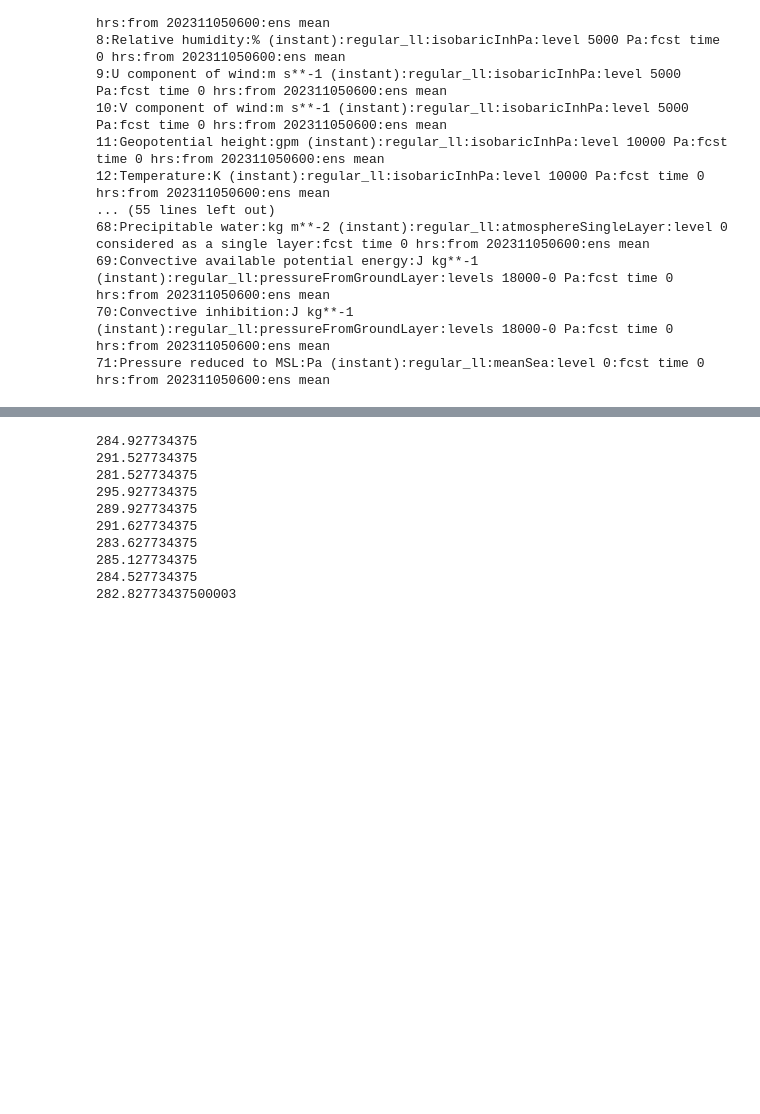
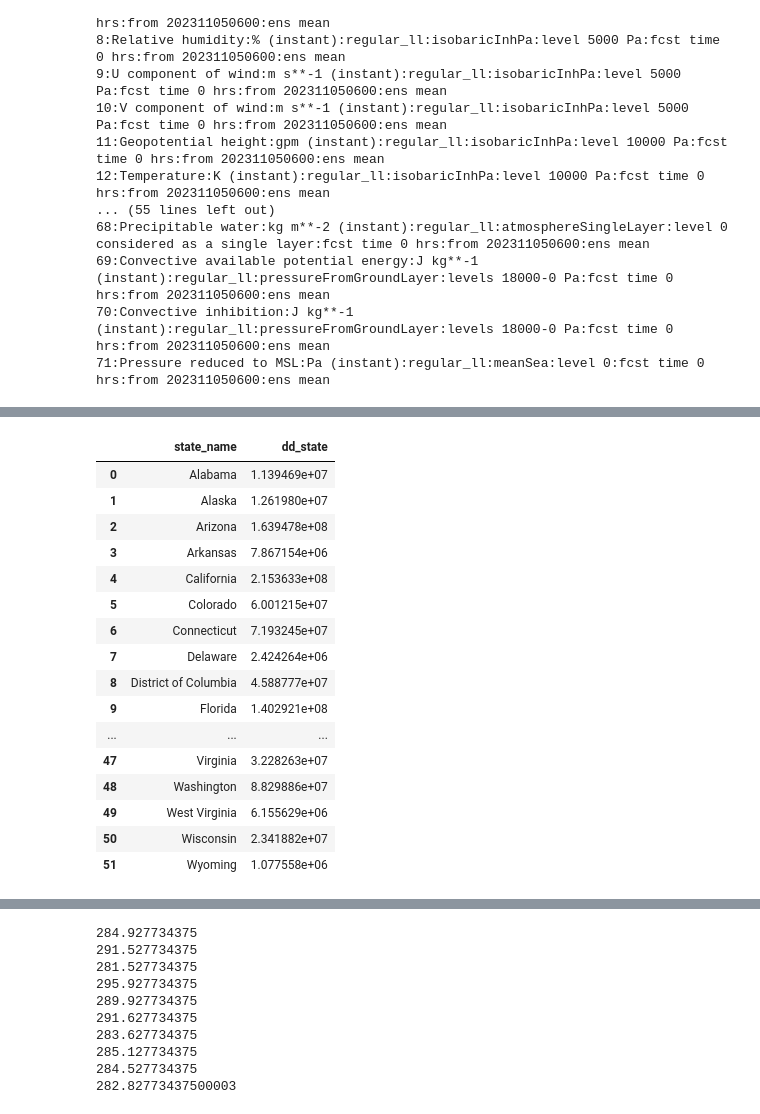
Before and after one commit to aloumakos/Weather-Processor, a Jupyter notebook: test.ipynb, the cells around one changed output, grey strips where cells are left out. Saved outputs shown, nothing was run; the diff lists cells and outputs as text; code cells hidden in the pictures; blank space fills up the shorter version.

```diff
--- a/test.ipynb
+++ b/test.ipynb
@@ -112,2 +134,3 @@ gefs.20231105/12/atmos/pgrb2ap5/gec00.t12z.pgrb2a.0p50.f024
 # %%
-ct_df.groupby('state_name').apply(lambda x: x['population']*x['dd'])
+result_df = ct_df.groupby('state_name').apply(lambda x: (x['population'] * x['dd']).sum()).reset_index()
+result_df.columns = ['state_name', 'dd_state']
@@ -125,0 +137,20 @@ ct_df.groupby('state_name').apply(lambda x: x['population']*x['dd'])
+# %%
+result_df
+# %% [output]
+|  | state_name | dd_state |
+| 0 | Alabama | 1.139469e+07 |
+| 1 | Alaska | 1.261980e+07 |
+| 2 | Arizona | 1.639478e+08 |
+| 3 | Arkansas | 7.867154e+06 |
+| 4 | California | 2.153633e+08 |
+| 5 | Colorado | 6.001215e+07 |
+| 6 | Connecticut | 7.193245e+07 |
+| 7 | Delaware | 2.424264e+06 |
+| 8 | District of Columbia | 4.588777e+07 |
+| 9 | Florida | 1.402921e+08 |
+| ... | ... | ... |
+| 47 | Virginia | 3.228263e+07 |
+| 48 | Washington | 8.829886e+07 |
+| 49 | West Virginia | 6.155629e+06 |
+| 50 | Wisconsin | 2.341882e+07 |
+| 51 | Wyoming | 1.077558e+06 |
```
Also changed, not shown: parts of 6 cells of this notebook, 1 other file.
